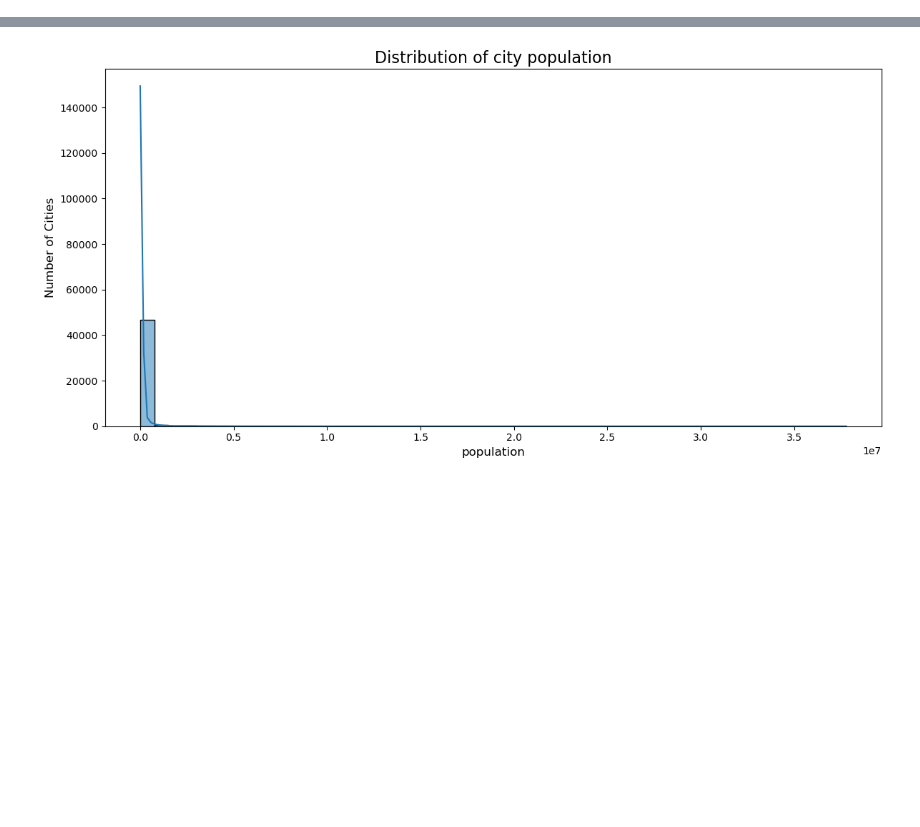
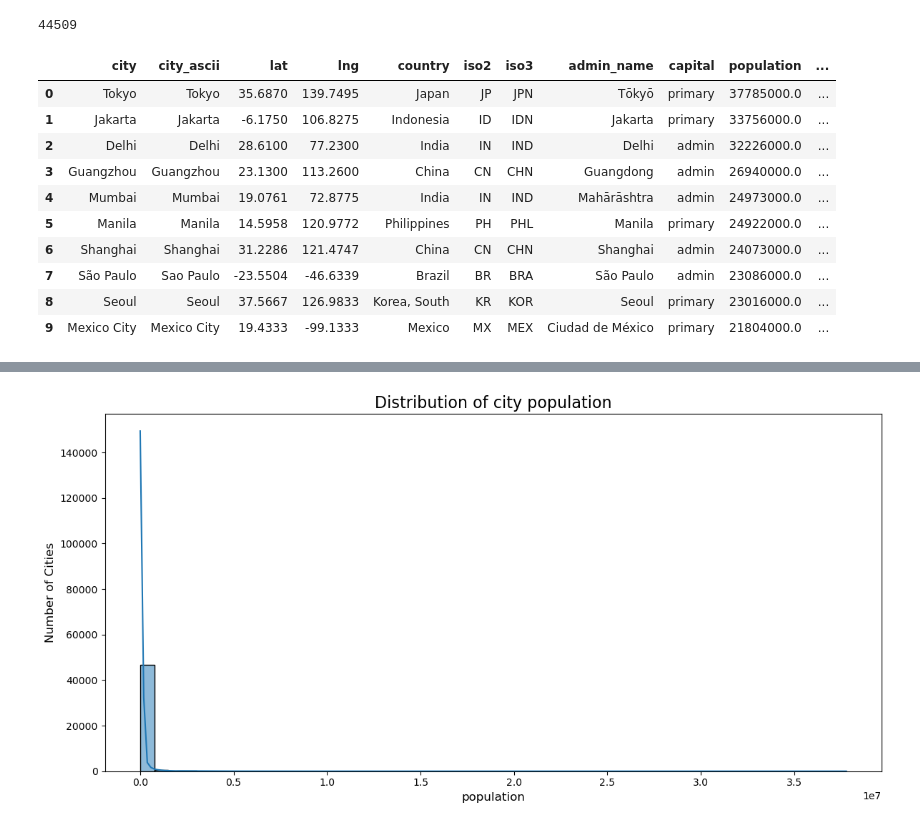
Before and after one commit to akhi-raj/world-cities-population-analysis, a Jupyter notebook: world-cities.ipynb, the cells around one changed output, grey strips where cells are left out. Saved outputs shown, nothing was run; the diff lists cells and outputs as text; code cells hidden in the pictures; blank space fills up the shorter version.

```diff
--- a/world-cities.ipynb
+++ b/world-cities.ipynb
@@ -33,0 +21,19 @@ dtype: int64
+# %%
+df['country'].unique()
+df['city'].nunique()
+# %% [output]
+44509
+# %%
+df.sort_values('population', ascending=False).head(10)
+# %% [output]
+|  | city | city_ascii | lat | lng | country | iso2 | iso3 | admin_name | capital | population | ... |
+| 0 | Tokyo | Tokyo | 35.6870 | 139.7495 | Japan | JP | JPN | Tōkyō | primary | 37785000.0 | ... |
+| 1 | Jakarta | Jakarta | -6.1750 | 106.8275 | Indonesia | ID | IDN | Jakarta | primary | 33756000.0 | ... |
+| 2 | Delhi | Delhi | 28.6100 | 77.2300 | India | IN | IND | Delhi | admin | 32226000.0 | ... |
+| 3 | Guangzhou | Guangzhou | 23.1300 | 113.2600 | China | CN | CHN | Guangdong | admin | 26940000.0 | ... |
+| 4 | Mumbai | Mumbai | 19.0761 | 72.8775 | India | IN | IND | Mahārāshtra | admin | 24973000.0 | ... |
+| 5 | Manila | Manila | 14.5958 | 120.9772 | Philippines | PH | PHL | Manila | primary | 24922000.0 | ... |
+| 6 | Shanghai | Shanghai | 31.2286 | 121.4747 | China | CN | CHN | Shanghai | admin | 24073000.0 | ... |
+| 7 | São Paulo | Sao Paulo | -23.5504 | -46.6339 | Brazil | BR | BRA | São Paulo | admin | 23086000.0 | ... |
+| 8 | Seoul | Seoul | 37.5667 | 126.9833 | Korea, South | KR | KOR | Seoul | primary | 23016000.0 | ... |
+| 9 | Mexico City | Mexico City | 19.4333 | -99.1333 | Mexico | MX | MEX | Ciudad de México | primary | 21804000.0 | ... |
```
Also changed, not shown: parts of 11 cells of this notebook.
